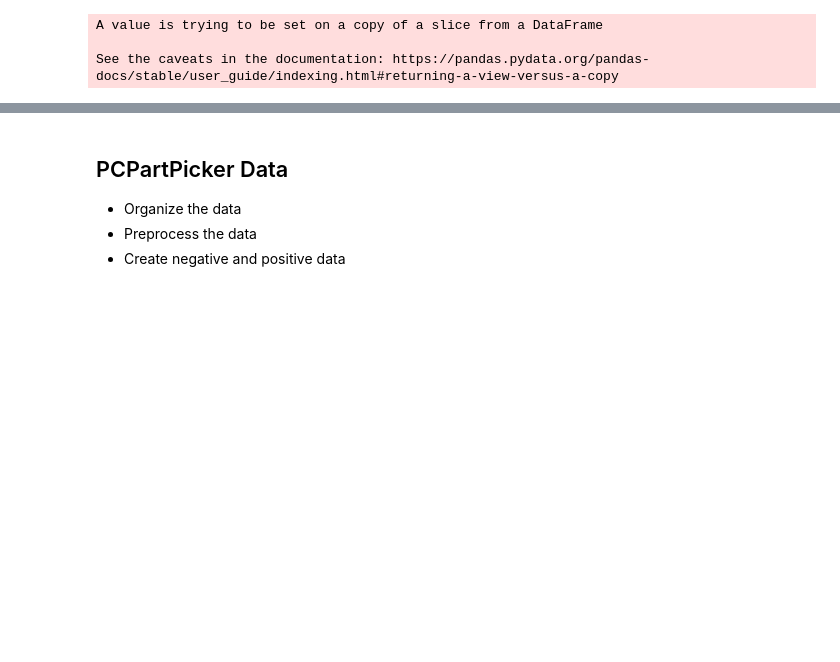
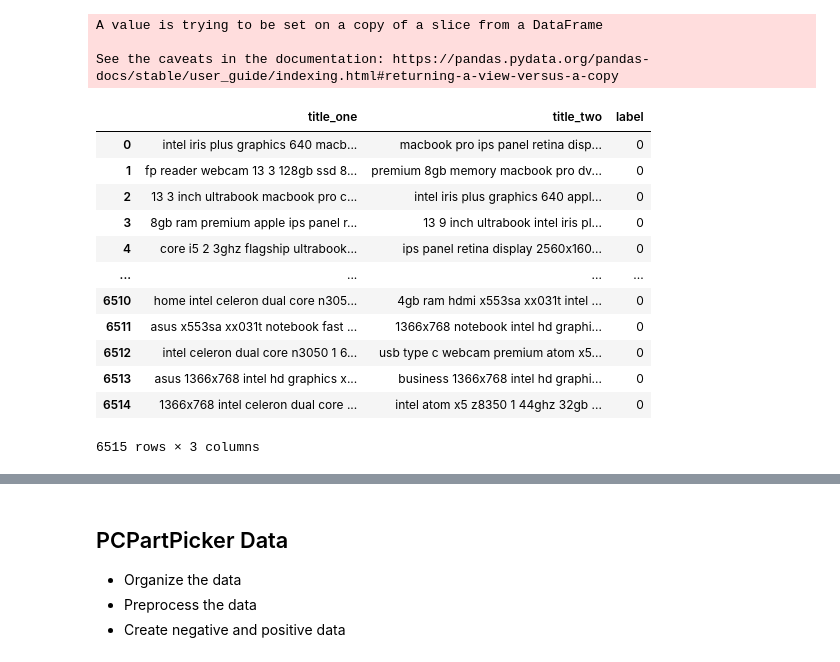
Before and after one commit to Mascerade/supervised-product-matching, a Jupyter notebook: TestingGrounds.ipynb, the cells around one changed output, grey strips where cells are left out. Saved outputs shown, nothing was run; the diff lists cells and outputs as text; code cells hidden in the pictures; blank space fills up the shorter version.

```diff
--- a/TestingGrounds.ipynb
+++ b/TestingGrounds.ipynb
@@ -310,7 +319,8 @@ def concatenate_row(row):
 # and the attributes are the attributes to swap for the new data
 def create_neg_laptop_data(laptop_df, attributes):
     new_column_names = ['title_one', 'title_two', 'label']
-    negative_df = pd.DataFrame(columns = new_column_names)
+    negative_df =pd.DataFrame(columns=new_column_names)
+    temp = []
     for row in tqdm(range(len(laptop_df))):
         # Create a copy of the row for the negative example
         neg_row = laptop_df.iloc[row]
@@ -336,8 +346,9 @@ def create_neg_laptop_data(laptop_df, attributes):
             title_two = remove_stop_words(concatenate_row(neg_row).lower())
 
             # Append the data to the new df
-            negative_df = negative_df.append(pd.DataFrame([[title_one, title_two, 0]], columns=new_column_names))
+            temp.append([title_one, title_two, 0])
 
+    negative_df = negative_df.append(pd.DataFrame(temp, columns=new_column_names))
     return negative_df
 # %%
 neg_df = create_neg_laptop_data(laptop_df, attributes=['Cpu', 'Memory', 'Ram', 'Inches', 'Product'])
@@ -347,6 +358,22 @@ A value is trying to be set on a copy of a slice from a DataFrame
 See the caveats in the documentation: https://pandas.pydata.org/pandas-docs/stable/user_guide/indexing.html#returning-a-view-versus-a-copy
 # %%
 print_dataframe(neg_df)
+# %%
+neg_df
+# %% [output]
+|  | title_one | title_two | label |
+| 0 | intel iris plus graphics 640 macb... | macbook pro ips panel retina disp... | 0 |
+| 1 | fp reader webcam 13 3 128gb ssd 8... | premium 8gb memory macbook pro dv... | 0 |
+| 2 | 13 3 inch ultrabook macbook pro c... | intel iris plus graphics 640 appl... | 0 |
+| 3 | 8gb ram premium apple ips panel r... | 13 9 inch ultrabook intel iris pl... | 0 |
+| 4 | core i5 2 3ghz flagship ultrabook... | ips panel retina display 2560x160... | 0 |
+| ... | ... | ... | ... |
+| 6510 | home intel celeron dual core n305... | 4gb ram hdmi x553sa xx031t intel ... | 0 |
+| 6511 | asus x553sa xx031t notebook fast ... | 1366x768 notebook intel hd graphi... | 0 |
+| 6512 | intel celeron dual core n3050 1 6... | usb type c webcam premium atom x5... | 0 |
+| 6513 | asus 1366x768 intel hd graphics x... | business 1366x768 intel hd graphi... | 0 |
+| 6514 | 1366x768 intel celeron dual core ... | intel atom x5 z8350 1 44ghz 32gb ... | 0 |
+6515 rows × 3 columns
 # %%
 # Creates the postive examples for the laptop data
 # The laptop_df is the original data, the new_df is the dataframe to append the new data to
```
Also changed, not shown: parts of 41 cells of this notebook.
